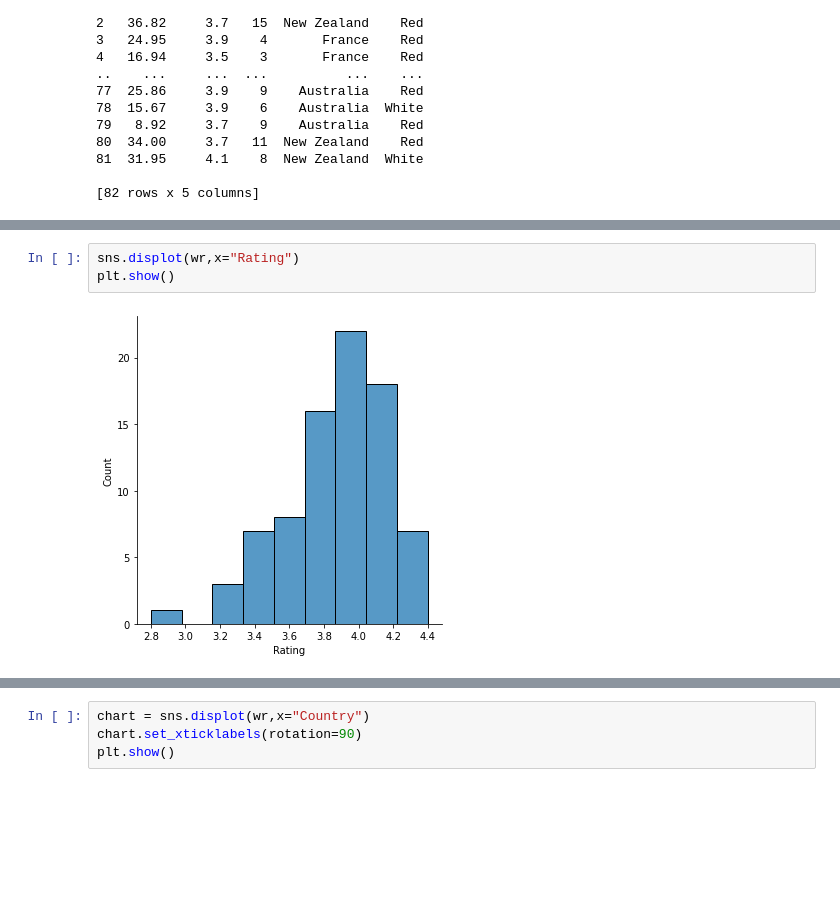
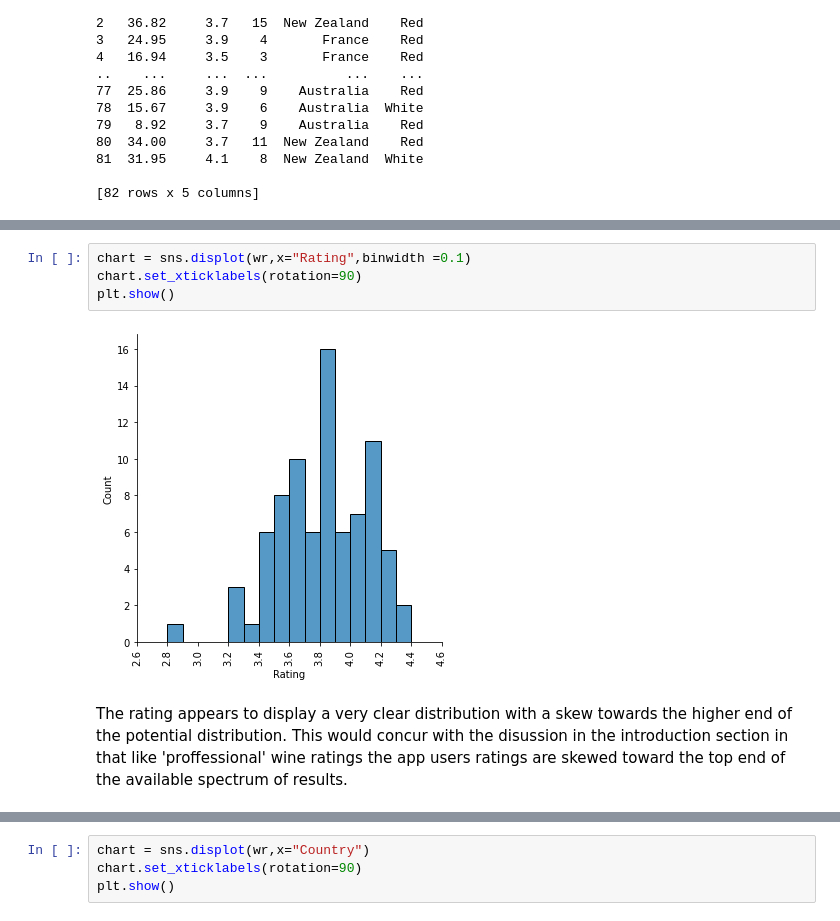
Before and after one commit to Jonathangmit/Wine-dataset, a Jupyter notebook: NumPy data set project.ipynb, the cells around one changed output, grey strips where cells are left out. Cells and saved outputs as stored; diff of their text form; blank space fills up the shorter version.

```diff
--- a/NumPy data set project.ipynb
+++ b/NumPy data set project.ipynb
@@ -221,6 +221,9 @@ plt.show()
 # %%
-sns.displot(wr,x="Rating")
+chart = sns.displot(wr,x="Rating",binwidth =0.1)
+chart.set_xticklabels(rotation=90)
 plt.show()
 # %% [output]
-[figure, old version]
+[figure, new version]
+# %% [markdown]
+The rating appears to display a very clear distribution with a skew towards the higher end of the potential distribution. This would concur with the disussion in the introduction section in that like 'proffessional' wine ratings the app users ratings are skewed toward the top end of the available spectrum of results.
 # %%
```
Also changed, not shown: parts of 5 cells of this notebook.
